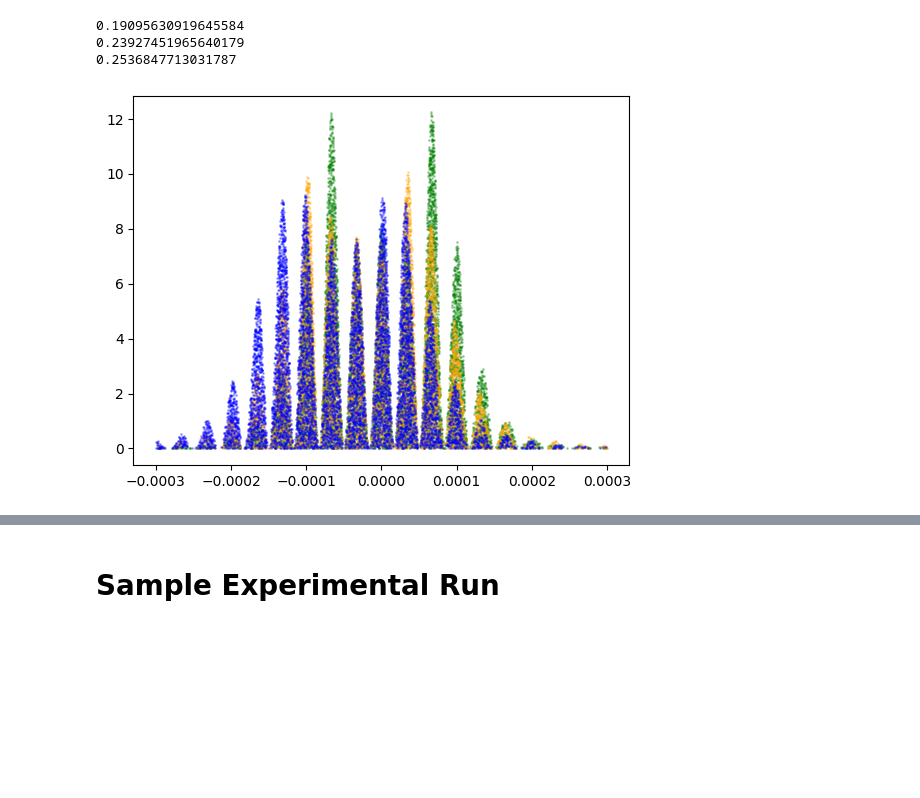
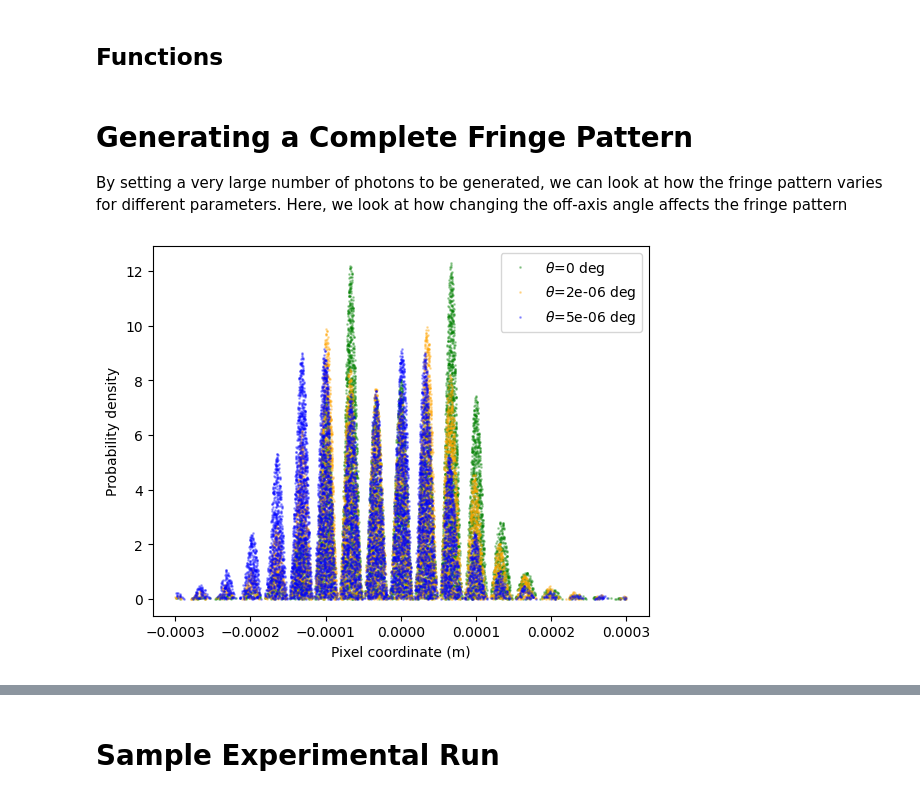
Before and after one commit to ShashanthS/XRI, a Jupyter notebook: XRI_Code.ipynb, the cells around one changed output, grey strips where cells are left out. Cells and saved outputs as stored; diff of their text form; code cells hidden in the pictures; blank space fills up the shorter version.

```diff
--- a/XRI_Code.ipynb
+++ b/XRI_Code.ipynb
@@ -10,3 +11,5 @@ import scipy.stats as scst
+# %% [markdown]
+<h2>Functions</h2>
 # %%
 def purefringes(y_detector,parameters, delta_p=0, printvals = False):
     """
@@ -141,15 +144,15 @@ def calc_single(y_val, parameters, delta_p=0):
     A_full = A_fresnel * A_fringe
     return A_full
 # %%
-def GenerateSamples(sample_size,parameters, ret_ph_count = False, vary_P = False, delta_P_inp = 0):
+def GenerateSamples(sample_size, parameters, ret_ph_count = False, vary_P = False, delta_P_inp = 0):
+    """
+    Generates a given number of samples based on parameters specified.
+    Returns accepted/rejected y coords as well as the corresponding intensity values. If ret_ph_count = True, also returns the
+    total number of accepted photons.
+    """
 
-
-    # Detector is defined here!
-    y_detector_max = 0.0003
-    y = np.linspace(-y_detector_max, y_detector_max, 5000)
-
-    # res = (.0003 + .0003)/5000
-    # print('Current Resolution of Detector (m)', res)
+    y_detector_max = 0.0003 # y coordinate max (min = -max) for the detector
+    y = np.linspace(-y_detector_max, y_detector_max, 5000) # This is very high resolution - we will re-bin this when doing the fourier transforms based on the detector
 
     # Calculate Max of I based on max at theta=0, delta_P = 0
     delta_P = 0
@@ -221,28 +224,31 @@ def GenerateSamples(sample_size,parameters, ret_ph_count = False, vary_P = False
         return accepted_y, accepted_I, rejected_y, rejected_I
     else:
         return accepted_y, accepted_I, rejected_y, rejected_I, n_accepted
+# %% [markdown]
+# Generating a Complete Fringe Pattern
+
+By setting a very large number of photons to be generated, we can look at how the fringe pattern varies for different parameters. Here, we look at how changing the off-axis angle affects the fringe pattern
 # %%
 parameters = {'baseline_len':10, 'theta_offaxis':0, 'beam_width':300e-6, 'L':10, 'wavelength':10e-10}
 
 accepted_y, accepted_I, rejected_y, rejected_I = GenerateSamples(10000, parameters)
-print(len(accepted_y)/len(rejected_y))
-plt.plot(accepted_y, accepted_I, '.', color='green', markersize=2, alpha=.3)
+plt.plot(accepted_y, accepted_I, '.', color='green', markersize=2, alpha=.3, label = fr'$\theta$={parameters["theta_offaxis"]} deg')
 
 parameters = {'baseline_len':10, 'theta_offaxis':2e-6, 'beam_width':300e-6, 'L':10, 'wavelength':10e-10}
 
 accepted_y, accepted_I, rejected_y, rejected_I = GenerateSamples(10000, parameters)
-print(len(accepted_y)/len(rejected_y))
-plt.plot(accepted_y, accepted_I, '.', color='orange', markersize=2, alpha=.3)
+plt.plot(accepted_y, accepted_I, '.', color='orange', markersize=2, alpha=.3, label = fr'$\theta$={parameters["theta_offaxis"]} deg')
 
 parameters = {'baseline_len':10, 'theta_offaxis':5e-6, 'beam_width':300e-6, 'L':10, 'wavelength':10e-10}
 
 accepted_y, accepted_I, rejected_y, rejected_I = GenerateSamples(10000, parameters)
-print(len(accepted_y)/len(rejected_y))
-plt.plot(accepted_y, accepted_I, '.', color='blue', markersize=2, alpha=.3)
-# plt.plot(rejected_y, rejected_I, '.', color='red', markersize=2)
+plt.plot(accepted_y, accepted_I, '.', color='blue', markersize=2, alpha=.3, label = fr'$\theta$={parameters["theta_offaxis"]} deg')
+
+plt.xlabel('Pixel coordinate (m)')
+plt.ylabel('Probability density')
+
+plt.legend()
+plt.savefig('FringePattern.png')
 plt.show()
 # %% [output]
-0.19095630919645584
-0.23927451965640179
-0.2536847713031787
-[figure, old version]
+[figure, new version]
```
Also changed, not shown: parts of 27 cells of this notebook.
